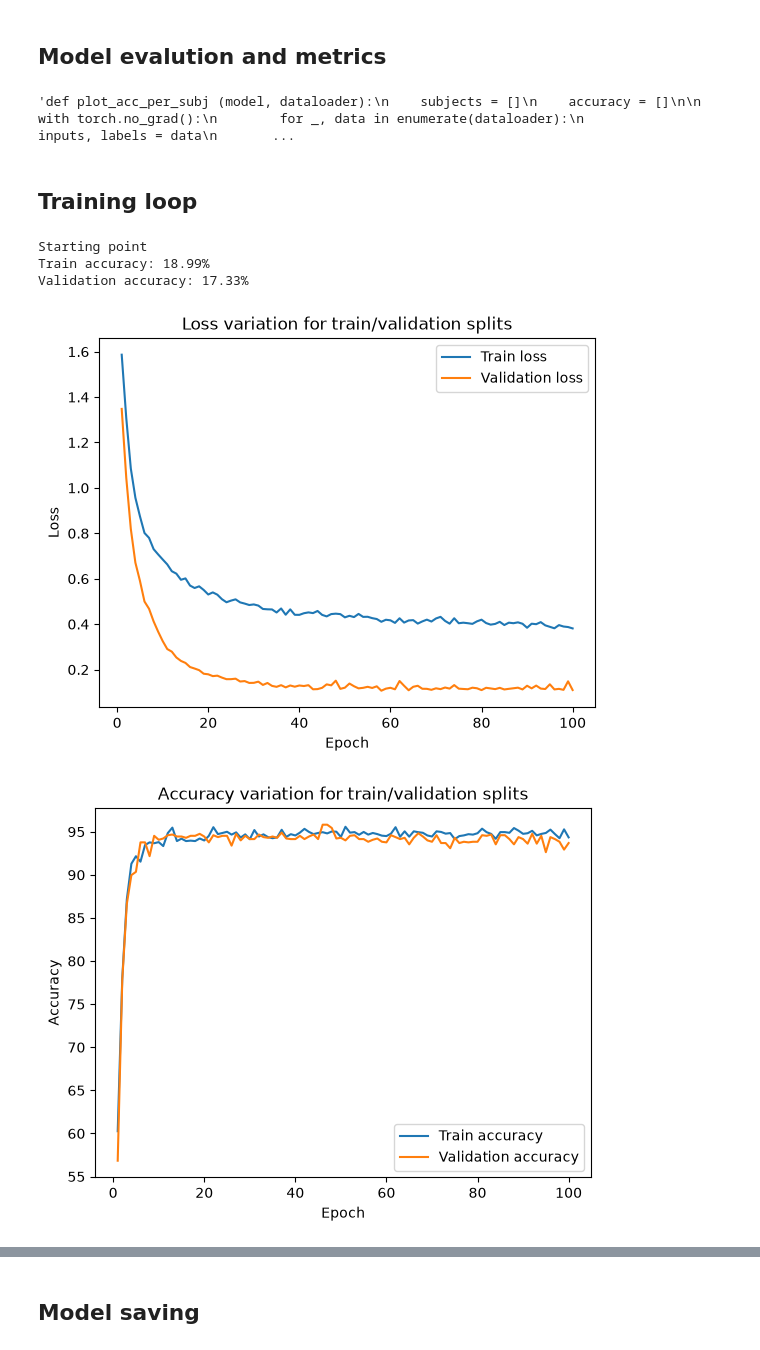
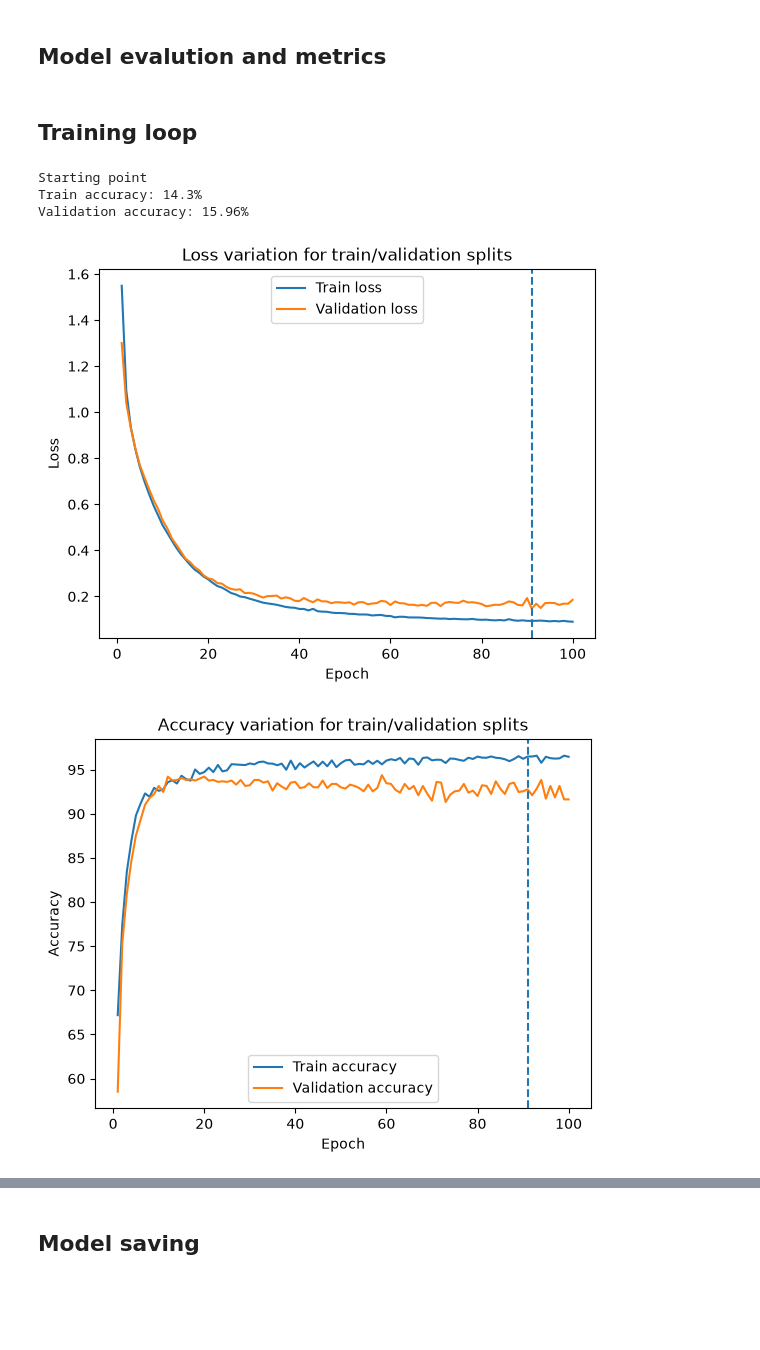
Before and after one commit to SciarraColonna/master-thesis, a Jupyter notebook: src/main.ipynb, the cells around one changed output, grey strips where cells are left out. Cells and saved outputs as stored; diff of their text form; code cells hidden in the pictures; blank space fills up the shorter version.

```diff
--- a/src/main.ipynb
+++ b/src/main.ipynb
@@ -14,3 +24,7 @@ import math
+# %%
+BATCH_SIZE = 64
+LEARNING_RATE = 1e-4
+VALIDATION_SPLIT = 0.2
 # %% [markdown]
 ## **Data loading**
 # %%
@@ -180,30 +237,26 @@ A simple 1-dimensional CNN consisting of the following modules (with the related
 
 *Note*: `N` = batch size.
 # %%
-LEARNING_RATE = 5e-4
-
 class BaselineModel (nn.Module):
     def __init__ (self, out_classes):
         super().__init__()
 
-        self.conv1 = nn.Conv1d(in_channels=NUM_CHANNELS, out_channels=16, kernel_size=5)
-        self.conv2 = nn.Conv1d(in_channels=16, out_channels=8, kernel_size=3)
+        self.conv1 = nn.Conv1d(in_channels=NUM_CHANNELS, out_channels=32, kernel_size=5)
+        self.conv2 = nn.Conv1d(in_channels=32, out_channels=16, kernel_size=3)
         self.pooling = nn.MaxPool1d(kernel_size=2)
         self.globAvgPooling = nn.AdaptiveAvgPool1d(1)
-        self.dense2 = nn.Linear(in_features=8, out_features=16)
         self.dense = nn.Linear(in_features=16, out_features=out_classes)
 
         self.activation = nn.ReLU()
         self.dropout = nn.Dropout(0.5)
-        self.batchNorm1 = nn.BatchNorm1d(num_features=16, affine=True)
-        self.batchNorm2 = nn.BatchNorm1d(num_features=8, affine=True)
+        self.batchNorm1 = nn.BatchNorm1d(num_features=32, affine=True)
+        self.batchNorm2 = nn.BatchNorm1d(num_features=16, affine=True)
 
     def forward (self, x):
         x = self.batchNorm1(self.pooling(self.activation(self.conv1(x))))
         x = self.batchNorm2(self.pooling(self.activation(self.conv2(x))))
         x = self.globAvgPooling(x)
-        x = self.dropout(torch.flatten(x, 1))
-        x = self.dropout(self.dense2(x))
+        x = torch.flatten(x, 1)
         x = self.dense(x)
 
         return x
@@ -260,26 +313,10 @@ def plot_conf_matrix (model, dataloader, title):
     ax.xaxis.set_label_position("top")
     ax.yaxis.set_label_position("right")
     sns.heatmap(conf_matrix, annot=True, cmap="Blues", fmt="g", xticklabels=labels, yticklabels=labels, cbar=False)
-    plt.title(title, fontsize=20)
+    plt.title(title, fontsize=20, pad=10)
     plt.xlabel("Predicted class", fontsize=14)
     plt.ylabel("Actual class", fontsize=14)
     plt.show()
-
-
-"""def plot_acc_per_subj (model, dataloader):
-    subjects = []
-    accuracy = []
-
-    with torch.no_grad():
-        for _, data in enumerate(dataloader):
-            inputs, labels = data
-            outputs = model(inputs)
-
-            for i in range(0, (outputs.size())[0]):
-                y_pred = torch.argmax(outputs[i])
-                y_actual = labels[i]"""
-# %% [output]
-'def plot_acc_per_subj (model, dataloader):\n    subjects = []\n    accuracy = []\n\n    with torch.no_grad():\n        for _, data in enumerate(dataloader):\n            inputs, labels = data\n       ...
 # %% [markdown]
 ## **Training loop**
 # %%
@@ -296,6 +333,7 @@ y_train_acc = []
 y_val_acc = []
 
 best_val_loss = float("inf")
+best_epoch = 0
 final_val_acc = 0
 best_model = None
 
@@ -354,39 +392,42 @@ for epoch in tqdm(range(0, NUM_EPOCHS), desc="Training on " + str(NUM_EPOCHS) +
     if val_loss < best_val_loss:
         best_val_loss = val_loss
         final_val_acc = val_acc
+        best_epoch = epoch + 1
         best_model = model.state_dict()
 
     #print(" - Loss: (Train: {0} - Val: {1}) - Accuracy (Train: {2}% - Val: {3}%)".format(train_loss, val_loss, train_acc, val_acc))
 
 
 x = np.linspace(1, NUM_EPOCHS, NUM_EPOCHS)
 # Plotting the loss variation of the training and validation splits
 plt.plot(x, y_train_loss, label="Train loss")
 plt.plot(x, y_val_loss, label="Validation loss")
 plt.xlabel("Epoch")
 plt.ylabel("Loss")
 plt.title("Loss variation for train/validation splits")
 plt.legend()
+plt.axvline(x=best_epoch, linestyle="dashed")
 plt.show()
 
 # Plotting the accuracy variation of the training and validation splits
 plt.plot(x, y_train_acc, label="Train accuracy")
 plt.plot(x, y_val_acc, label="Validation accuracy")
 plt.xlabel("Epoch")
 plt.ylabel("Accuracy")
 plt.title("Accuracy variation for train/validation splits")
 plt.legend()
+plt.axvline(x=best_epoch, linestyle="dashed")
 plt.show()
 
 print("Best validation loss:", best_val_loss)
 print("Final validation accuracy: ", str(final_val_acc) + "%")
 
 
 plot_conf_matrix(model, train_dataloader, title="Confusion matrix related to the train split")
 plot_conf_matrix(model, validation_dataloader, title="Confusion matrix related to the validation split")
 # %% [output]
 Starting point
-Train accuracy: 18.99%
-Validation accuracy: 17.33%
+Train accuracy: 14.3%
+Validation accuracy: 15.96%
-[figure, old version]
+[figure, new version]
-[figure, old version]
+[figure, new version]
```
Also changed, not shown: parts of 7 cells of this notebook, 1 other file.
